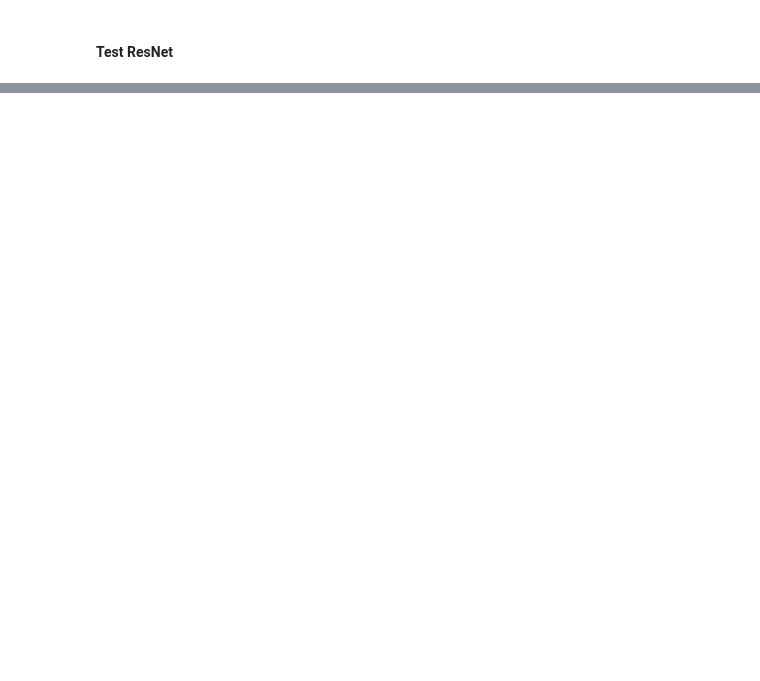
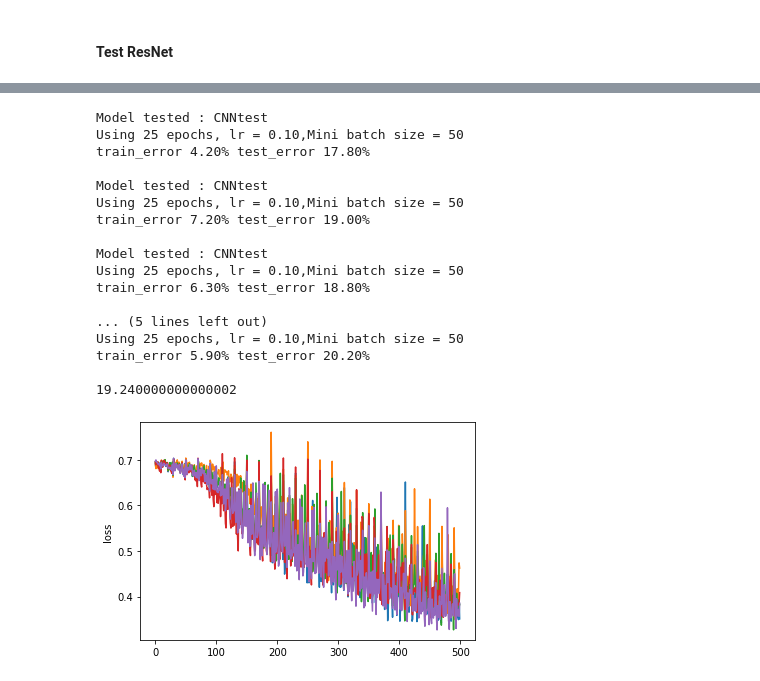
Before and after one commit to diegocantonr/dl_project1, a Jupyter notebook: explorationLeNetDual.ipynb, the cells around one changed output, grey strips where cells are left out. Saved outputs shown, nothing was run; the diff lists cells and outputs as text; code cells hidden in the pictures; blank space fills up the shorter version.

```diff
--- a/explorationLeNetDual.ipynb
+++ b/explorationLeNetDual.ipynb
@@ -488,0 +465,3 @@ done
+# %%
+model = CNNBNtest(150,70,0.25)
+run_net(model,train_input,train_target,50,1e-1,50)
@@ -488,0 +473,12 @@ done
+# %%
+good2 = []
+for l1 in [100,150,264,350]:
+    for l2 in [30,50,70,100,150,200]:
+        for drop in [0.1,0.25,0.3,0.4]:
+            print("l1 = {}, l2 = {}, dropProb = {}".format(l1,l2,drop))
+            model = CNNtest2(l1,l2,drop)
+            error = run_net(model,train_input,train_target,
+                   50,9e-2,50,False,False)
+            if error <= 16.9:
+                good2.append([error,l1,l2,drop])
+print(good2)
@@ -488,0 +503,18 @@ done
+# %%
+#Average over 5 replicates, net tested = CNNtest with various layers and dropout
+goodAvg3 = []
+for l1 in [100,130,145,160]:
+    for l2 in [30,70,100,200]:
+        for drop in [0.1,0.2,0.3]:
+            print("l1 = {}, l2 = {}, dropProb = {}".format(l1,l2,drop))
+            error = 0.;
+            for replicate in range(5):
+                model = CNNtest(l1,l2,drop)
+                error += run_net(model,train_input,train_target,
+                       50,9e-2,50,False,False)
+                print(error)
+            error /= 5
+            print(error)
+            if error <= 17:
+                goodAvg3.append([error,l1,l2,drop])
+print(goodAvg3)
@@ -488,0 +539,25 @@ done
+# %%
+err = 0.;
+for n in range(5):
+    model = CNNtest(250,100,0.25)
+    err += run_net(model,train_input,train_target,25,1e-1,50,False,True)
+print(err/5)
+# %% [output]
+Model tested : CNNtest
+Using 25 epochs, lr = 0.10,Mini batch size = 50
+train_error 4.20% test_error 17.80%
+
+Model tested : CNNtest
+Using 25 epochs, lr = 0.10,Mini batch size = 50
+train_error 7.20% test_error 19.00%
+
+Model tested : CNNtest
+Using 25 epochs, lr = 0.10,Mini batch size = 50
+train_error 6.30% test_error 18.80%
+
+... (5 lines left out)
+Using 25 epochs, lr = 0.10,Mini batch size = 50
+train_error 5.90% test_error 20.20%
+
+19.240000000000002
+[figure, added]
```
Also changed, not shown: parts of 36 cells of this notebook, 1 other file.
